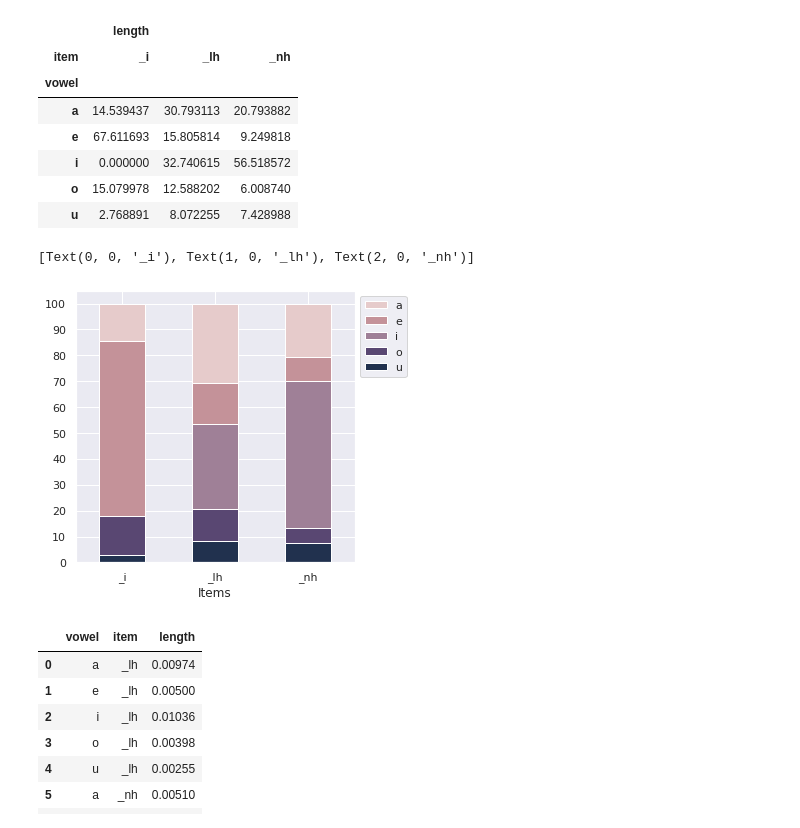
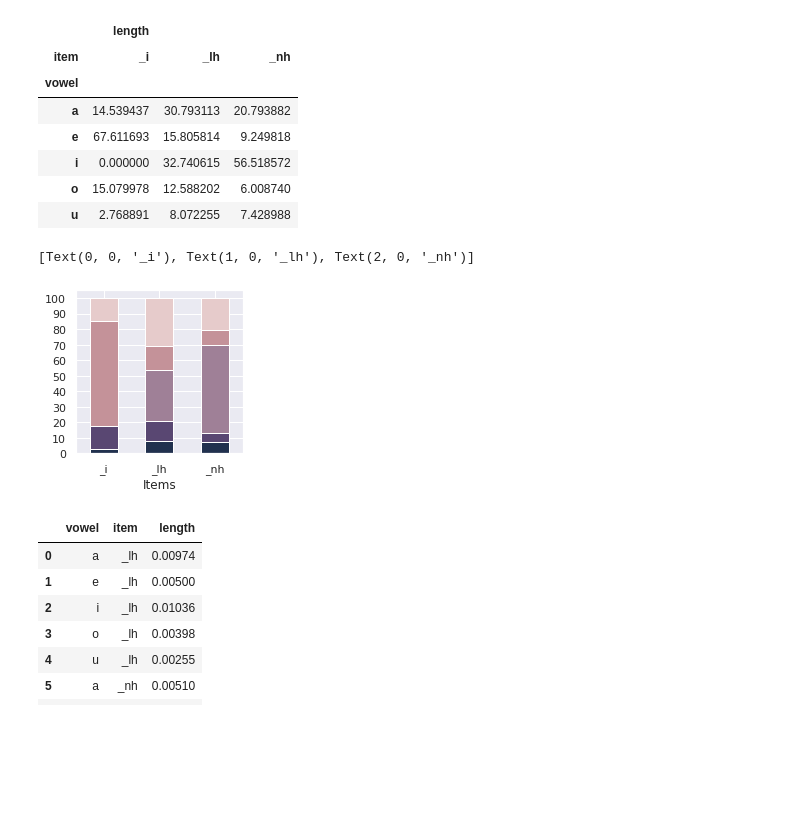
Before and after one commit to Portophon/palatal-sonorants-pt, a Jupyter notebook: NH_&_LH_DicioAberto_stats.ipynb, the cells around one changed output. Drawn from its saved outputs; the diff is of its cells as text; code cells hidden in the pictures; blank space fills up the shorter version.

Commit message:
image size update

```diff
--- a/NH_&_LH_DicioAberto_stats.ipynb
+++ b/NH_&_LH_DicioAberto_stats.ipynb
@@ -902,24 +902,24 @@ norm_df
 # %%
 vowel_colors = {
     'a': '#e6cbcb',
     'e': '#c49299',
     'i': '#9f8097',
     'o': '#594772',
     'u': '#21314e'
 }
 
 vowel_order = list(vowel_colors.keys())
 
 
-ax = norm_df.loc[reversed(vowel_order)].T.plot.bar(stacked=True,color = vowel_colors, figsize=(5,5), tick_label=['_i','_lh','_nh'])
+ax = norm_df.loc[reversed(vowel_order)].T.plot.bar(stacked=True,color = vowel_colors, figsize=(3,3), tick_label=['_i','_lh','_nh'])
 handles, labels = ax.get_legend_handles_labels()
-ax.legend(reversed(handles), reversed(labels),bbox_to_anchor=(1.0, 1.0))
+ax.get_legend().remove()
 ax.set( xlabel="Items")
 ax.yaxis.set_major_locator(ticker.MultipleLocator(10))
 ax.set_xticklabels(list(norm_df['length']),rotation=0)
 # %% [output]
 [Text(0, 0, '_i'), Text(1, 0, '_lh'), Text(2, 0, '_nh')]
-[figure, old version]
+[figure, new version]
 # %%
 palatal_vowel_df["length"] = palatal_vowel_df["length"]/max_total_words_length
 palatal_vowel_df["length"] = palatal_vowel_df["length"].round(5)
```
Also changed, not shown: 2 other files.
